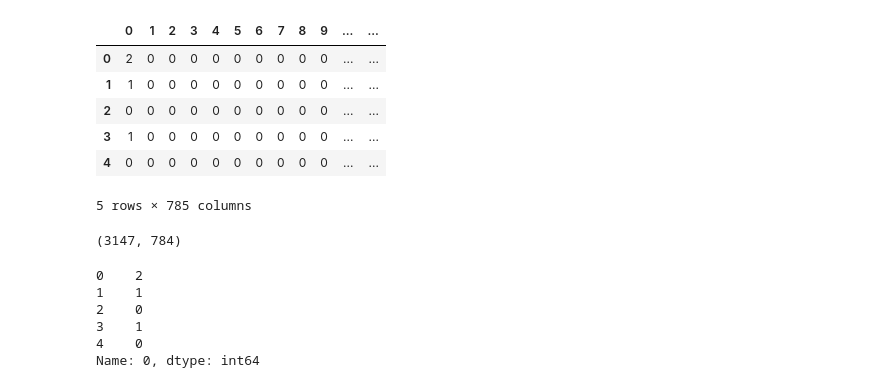
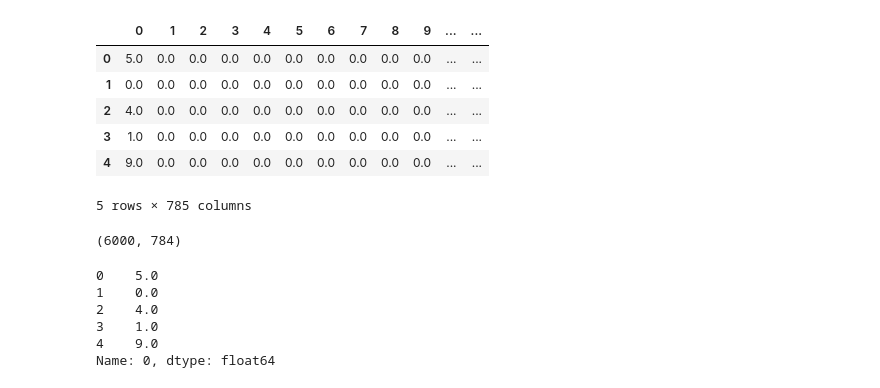
Before and after one commit to Scott-Zeta/COMP-3314_7314-Introduction-to-Statistical-Machine-Learning, a Jupyter notebook: assignment3.ipynb, the cells around one changed output. Drawn from its saved outputs; the diff is of its cells as text; code cells hidden in the pictures.

```diff
--- a/assignment3.ipynb
+++ b/assignment3.ipynb
@@ -1,37 +1,37 @@
 # %%
 # PCA with sklearn
 import numpy as np
 import pandas as pd
 import matplotlib.pyplot as plt
 from sklearn.decomposition import PCA
 
 # import and prepare data
-# df = pd.read_csv("./mnist.csv",header=None)
-df = pd.read_csv('https://raw.githubusercontent.com/selva86/datasets/master/mnist_012.csv')
+df = pd.read_csv("./mnist.csv",header=None)
+#df = pd.read_csv('https://raw.githubusercontent.com/selva86/datasets/master/mnist_012.csv')
 
 df.head()
 # %% [output]
 |  | 0 | 1 | 2 | 3 | 4 | 5 | 6 | 7 | 8 | 9 | ... | ... |
-| 0 | 2 | 0 | 0 | 0 | 0 | 0 | 0 | 0 | 0 | 0 | ... | ... |
-| 1 | 1 | 0 | 0 | 0 | 0 | 0 | 0 | 0 | 0 | 0 | ... | ... |
-| 2 | 0 | 0 | 0 | 0 | 0 | 0 | 0 | 0 | 0 | 0 | ... | ... |
-| 3 | 1 | 0 | 0 | 0 | 0 | 0 | 0 | 0 | 0 | 0 | ... | ... |
-| 4 | 0 | 0 | 0 | 0 | 0 | 0 | 0 | 0 | 0 | 0 | ... | ... |
+| 0 | 5.0 | 0.0 | 0.0 | 0.0 | 0.0 | 0.0 | 0.0 | 0.0 | 0.0 | 0.0 | ... | ... |
+| 1 | 0.0 | 0.0 | 0.0 | 0.0 | 0.0 | 0.0 | 0.0 | 0.0 | 0.0 | 0.0 | ... | ... |
+| 2 | 4.0 | 0.0 | 0.0 | 0.0 | 0.0 | 0.0 | 0.0 | 0.0 | 0.0 | 0.0 | ... | ... |
+| 3 | 1.0 | 0.0 | 0.0 | 0.0 | 0.0 | 0.0 | 0.0 | 0.0 | 0.0 | 0.0 | ... | ... |
+| 4 | 9.0 | 0.0 | 0.0 | 0.0 | 0.0 | 0.0 | 0.0 | 0.0 | 0.0 | 0.0 | ... | ... |
 5 rows × 785 columns
 # %%
-X = df.drop(['0'], axis=1)
-Y = df.loc[:,'0']
+X = df.drop([0], axis=1)
+Y = df.loc[:,0]
 print(X.shape)
 X.head()
 Y.head()
 # %% [output]
-(3147, 784)
+(6000, 784)
-0    2
-1    1
-2    0
-3    1
-4    0
-Name: 0, dtype: int64
+0    5.0
+1    0.0
+2    4.0
+3    1.0
+4    9.0
+Name: 0, dtype: float64
 # %%
 pca =PCA()
 df_pca = pca.fit_transform(X=X)
```
Also changed, not shown: parts of 5 cells of this notebook.
